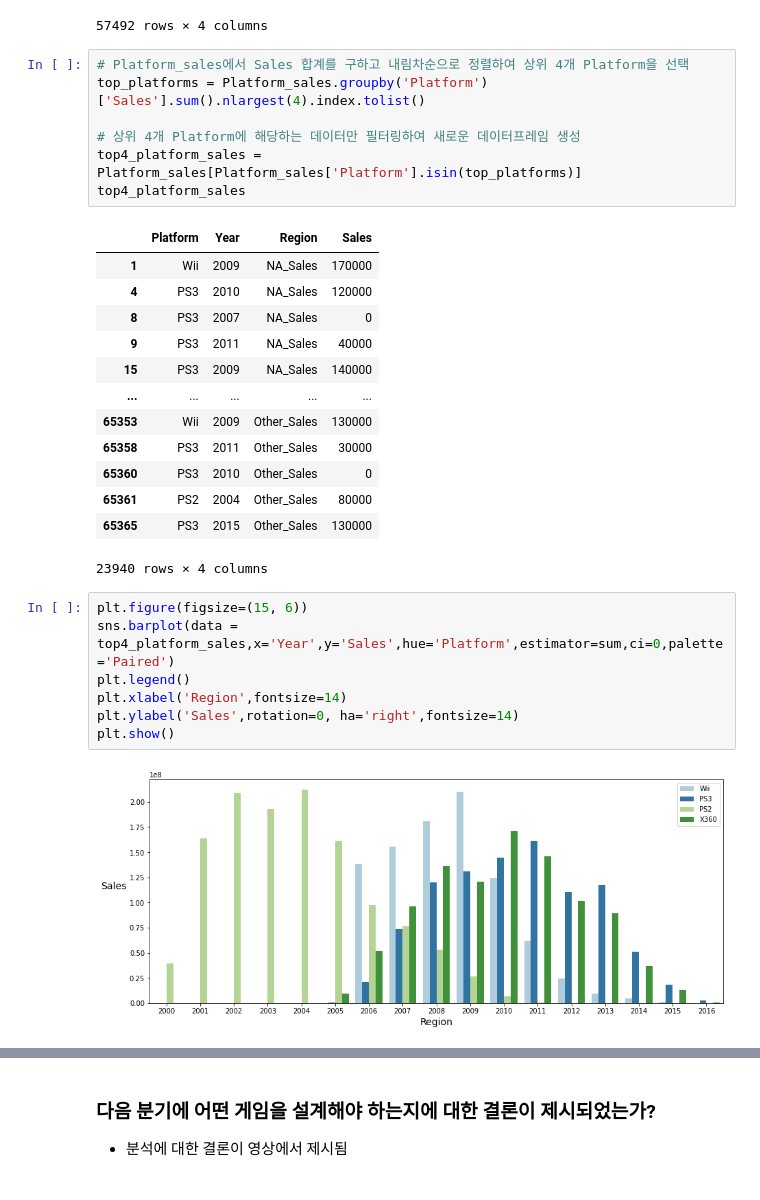
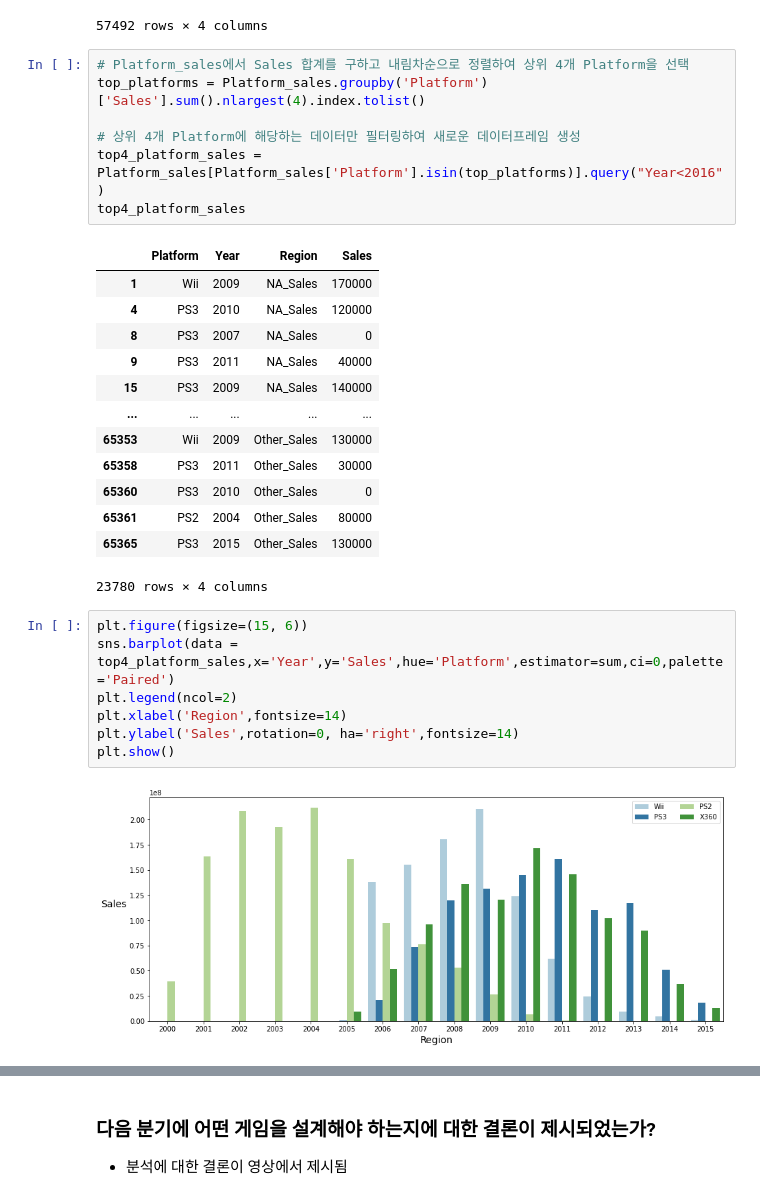
Before and after one commit to Ryu4824/Section_1_Project, a Jupyter notebook: Section_1_Project.ipynb, the cells around one changed output, grey strips where cells are left out. Drawn from its saved outputs; the diff is of its cells as text.

```diff
--- a/Section_1_Project.ipynb
+++ b/Section_1_Project.ipynb
@@ -598,7 +592,7 @@ Platform_sales
 top_platforms = Platform_sales.groupby('Platform')['Sales'].sum().nlargest(4).index.tolist()
 
 # 상위 4개 Platform에 해당하는 데이터만 필터링하여 새로운 데이터프레임 생성
-top4_platform_sales = Platform_sales[Platform_sales['Platform'].isin(top_platforms)]
+top4_platform_sales = Platform_sales[Platform_sales['Platform'].isin(top_platforms)].query("Year<2016")
 top4_platform_sales
 # %% [output]
 |  | Platform | Year | Region | Sales |
@@ -613,16 +607,16 @@ top4_platform_sales
 | 65360 | PS3 | 2010 | Other_Sales | 0 |
 | 65361 | PS2 | 2004 | Other_Sales | 80000 |
 | 65365 | PS3 | 2015 | Other_Sales | 130000 |
-23940 rows × 4 columns
+23780 rows × 4 columns
 # %%
 plt.figure(figsize=(15, 6))
 sns.barplot(data = top4_platform_sales,x='Year',y='Sales',hue='Platform',estimator=sum,ci=0,palette='Paired')
-plt.legend()
+plt.legend(ncol=2)
 plt.xlabel('Region',fontsize=14)
 plt.ylabel('Sales',rotation=0, ha='right',fontsize=14)
 plt.show()
 # %% [output]
-[figure, old version]
+[figure, new version]
 # %%
 plt.figure(figsize=(15, 6))
 total_ps3_x360 = top4_platform_sales.query("(Platform == 'PS3') | (Platform == 'X360')")
```
Also changed, not shown: parts of 12 cells of this notebook.
